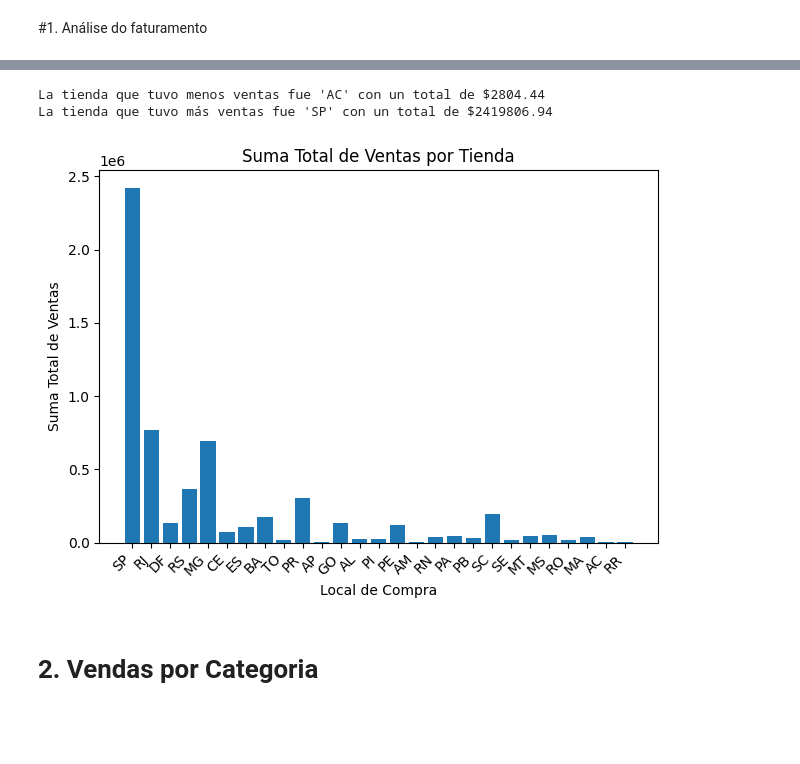
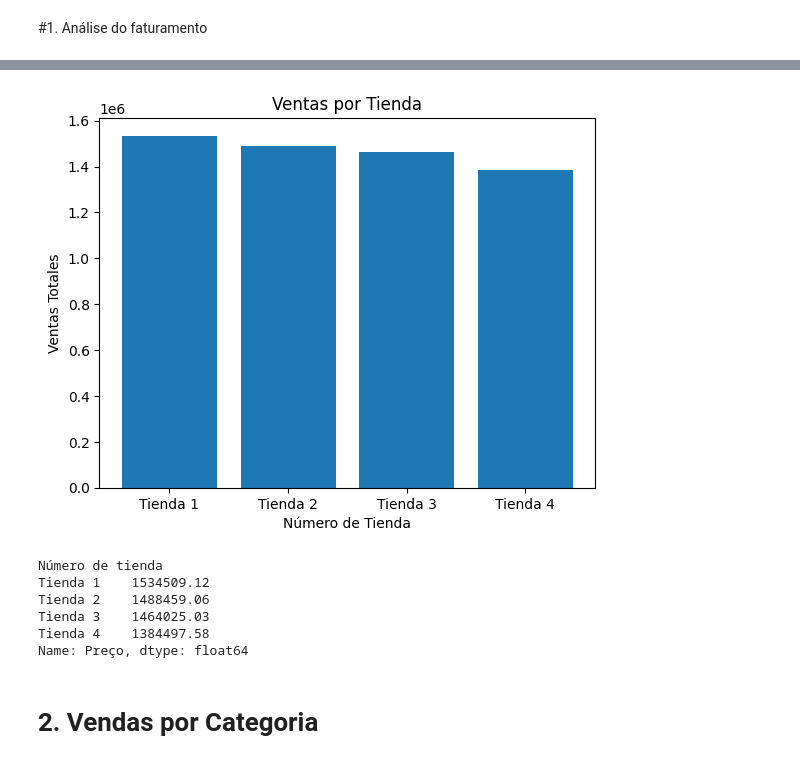
Before and after one commit to mariobrenesarroyo/Challenge-Alura-Store-Mario-Enrique-Brenes-Arroyo, a Jupyter notebook: challenge1-data-science-main/AluraStoreBr.ipynb, the cells around one changed output, grey strips where cells are left out. Saved outputs shown, nothing was run; the diff lists cells and outputs as text; code cells hidden in the pictures; blank space fills up the shorter version.

```diff
--- a/challenge1-data-science-main/AluraStoreBr.ipynb
+++ b/challenge1-data-science-main/AluraStoreBr.ipynb
@@ -44,49 +52,28 @@ hojaCompleta = pd.concat([loja, loja2, loja3, loja4], ignore_index=True)
 9435 rows × 13 columns
-# %%
-from matplotlib import pyplot as plt
-import pandas as pd  # Importamos pandas nuevamente ya que iterrows() se usa en DataFrames
-
-# 1. Crear un diccionario para almacenar la suma de precios por tienda
-ventas_por_tienda = {}
-
-# 2. Iterar sobre cada fila en 'hojaCompleta' usando iterrows()
-for index, compra in hojaCompleta.iterrows():
-    tienda = compra['Local da compra']
-    precio = compra['Preço']
-
-    # 3. Sumar el precio a la tienda correspondiente en el diccionario
-    if tienda in ventas_por_tienda:
-        ventas_por_tienda[tienda] += precio
-    else:
-        ventas_por_tienda[tienda] = precio
-
-# 4. Encontrar la tienda con menos y más ventas
-tienda_menos_ventas = min(ventas_por_tienda, key=ventas_por_tienda.get)
-tienda_mas_ventas = max(ventas_por_tienda, key=ventas_por_tienda.get)
-monto_menos_ventas = ventas_por_tienda[tienda_menos_ventas]
-monto_mas_ventas = ventas_por_tienda[tienda_mas_ventas]
-
-# 5. Imprimir los mensajes
-print(f"La tienda que tuvo menos ventas fue '{tienda_menos_ventas}' con un total de ${monto_menos_ventas:.2f}")
-print(f"La tienda que tuvo más ventas fue '{tienda_mas_ventas}' con un total de ${monto_mas_ventas:.2f}")
-
-# 6. Separar las tiendas y las sumas de precios para el gráfico
-tiendas = list(ventas_por_tienda.keys())
-suma_precios = list(ventas_por_tienda.values())
-
-# 7. Crear el gráfico de barras con Matplotlib
-plt.bar(tiendas, suma_precios)
-
-# Añadir etiquetas y título
-plt.xlabel('Local de Compra')
-plt.ylabel('Suma Total de Ventas')
-plt.title('Suma Total de Ventas por Tienda')
-plt.xticks(rotation=45, ha='right')
-plt.tight_layout()
-
-# Mostrar el gráfico
-plt.show()
-# %% [output]
-La tienda que tuvo menos ventas fue 'AC' con un total de $2804.44
-La tienda que tuvo más ventas fue 'SP' con un total de $2419806.94
-[figure, removed]
+# %%
+import pandas as pd
+import matplotlib.pyplot as plt
+
+
+# Agrupar por 'Número de tienda' y sumar los precios
+ventas_por_tienda = hoja_completa.groupby('Número de tienda')['Preço'].sum()
+
+# Obtener los números de tienda (para el eje x del gráfico)
+tiendas = ventas_por_tienda.index
+
+# Crear el gráfico de barras
+plt.bar(tiendas, ventas_por_tienda)
+plt.xlabel('Número de Tienda')
+plt.ylabel('Ventas Totales')
+plt.title('Ventas por Tienda')
+plt.show()
+
+print(ventas_por_tienda)
+# %% [output]
+[figure, added]
+Número de tienda
+Tienda 1    1534509.12
+Tienda 2    1488459.06
+Tienda 3    1464025.03
+Tienda 4    1384497.58
+Name: Preço, dtype: float64
```
Also changed, not shown: parts of 4 cells of this notebook.
